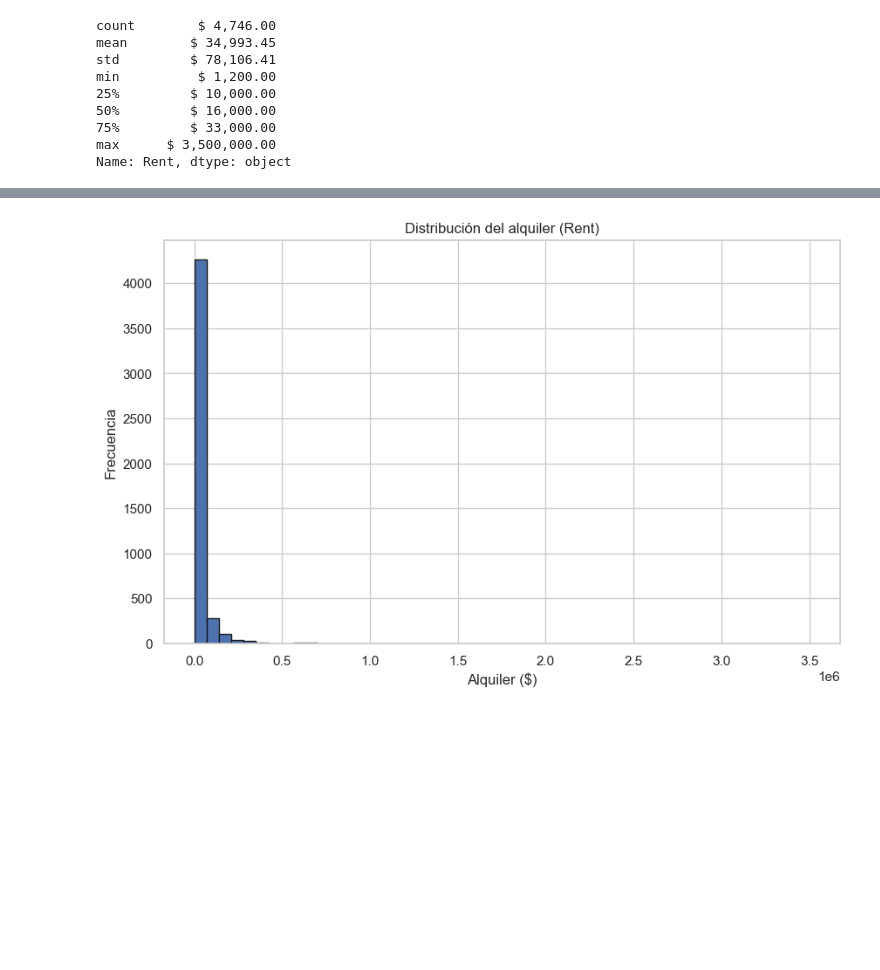
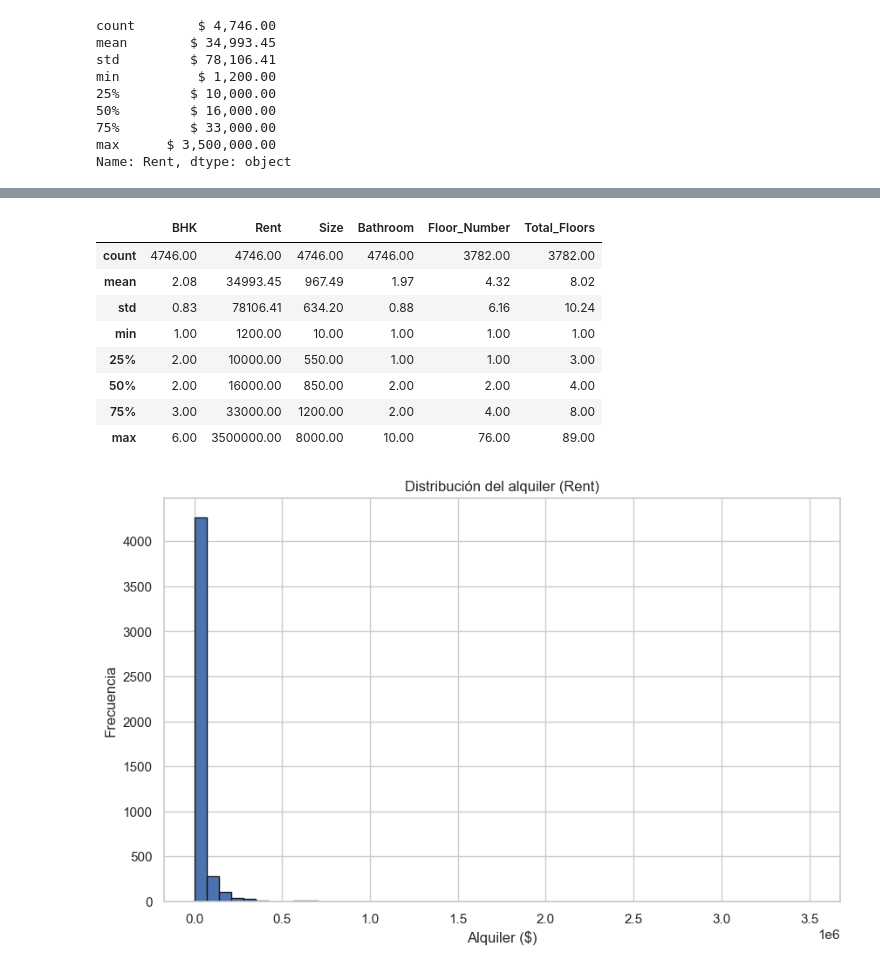
Before and after one commit to sagomeza1/DL_T1, a Jupyter notebook: notebooks/01_exploracion.ipynb, the cells around one changed output, grey strips where cells are left out. Drawn from its saved outputs; the diff is of its cells as text; code cells hidden in the pictures; blank space fills up the shorter version.

```diff
--- a/notebooks/01_exploracion.ipynb
+++ b/notebooks/01_exploracion.ipynb
@@ -39,3 +47,15 @@ Name: Rent, dtype: object
+# %%
+df.describe(include="number")
+# %% [output]
+|  | BHK | Rent | Size | Bathroom | Floor_Number | Total_Floors |
+| count | 4746.00 | 4746.00 | 4746.00 | 4746.00 | 3782.00 | 3782.00 |
+| mean | 2.08 | 34993.45 | 967.49 | 1.97 | 4.32 | 8.02 |
+| std | 0.83 | 78106.41 | 634.20 | 0.88 | 6.16 | 10.24 |
+| min | 1.00 | 1200.00 | 10.00 | 1.00 | 1.00 | 1.00 |
+| 25% | 2.00 | 10000.00 | 550.00 | 1.00 | 1.00 | 3.00 |
+| 50% | 2.00 | 16000.00 | 850.00 | 2.00 | 2.00 | 4.00 |
+| 75% | 3.00 | 33000.00 | 1200.00 | 2.00 | 4.00 | 8.00 |
+| max | 6.00 | 3500000.00 | 8000.00 | 10.00 | 76.00 | 89.00 |
 # %%
 plt.figure(figsize=(10, 6))
 plt.hist(df["Rent"], bins=50, edgecolor="k")
```
Also changed, not shown: parts of 1 cell of this notebook, 2 other files.
